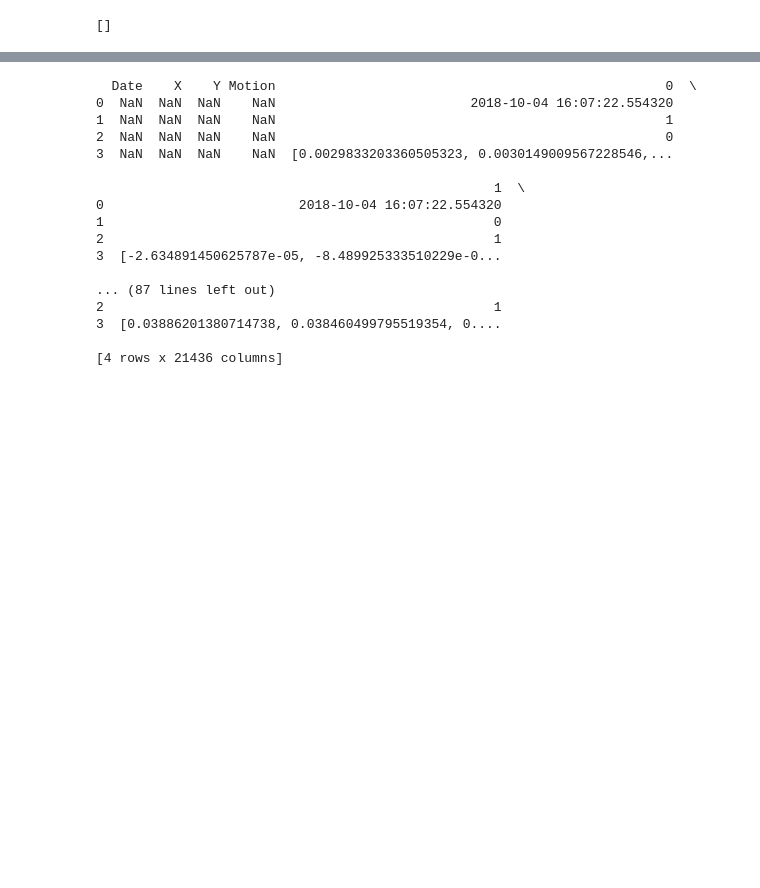
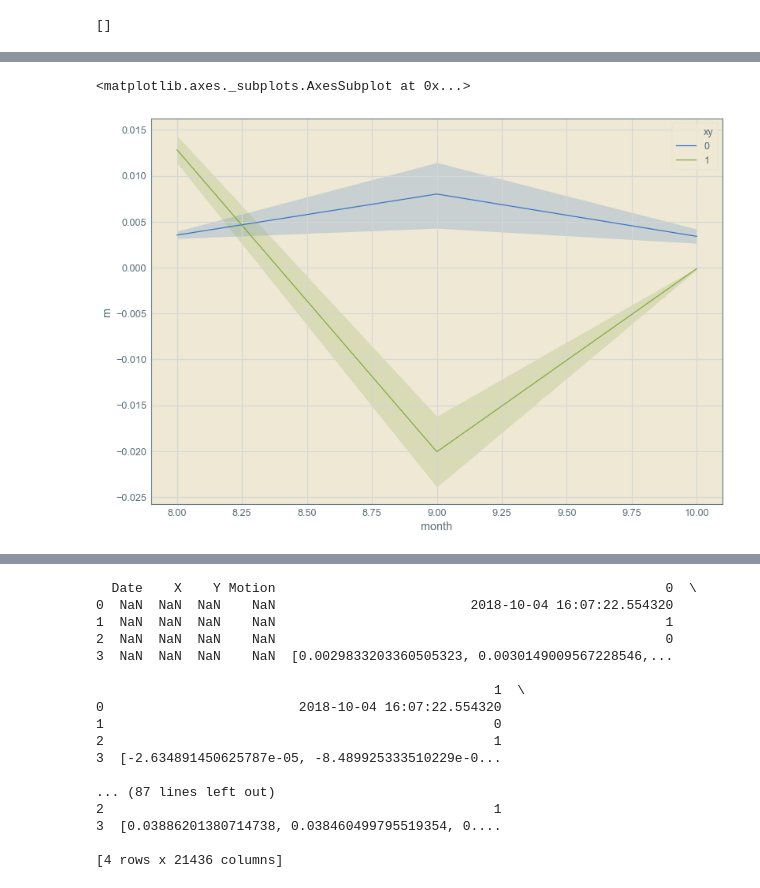
Before and after one commit to trdougherty/Quant_Mo, a Jupyter notebook: quomo_notebook.ipynb, the cells around one changed output, grey strips where cells are left out. Saved outputs shown, nothing was run; the diff lists cells and outputs as text; code cells hidden in the pictures; blank space fills up the shorter version.

```diff
--- a/quomo_notebook.ipynb
+++ b/quomo_notebook.ipynb
@@ -349,0 +307,6 @@ Index: []
+# %%
+lt_motion['month'] = pd.DatetimeIndex(lt_motion['Date']).month
+sns.lineplot(x='month',y='m',hue='xy',data=lt_motion)
+# %% [output]
+<matplotlib.axes._subplots.AxesSubplot at 0x...>
+[figure, added]
```
Also changed, not shown: parts of 17 cells of this notebook, 1 other file.
